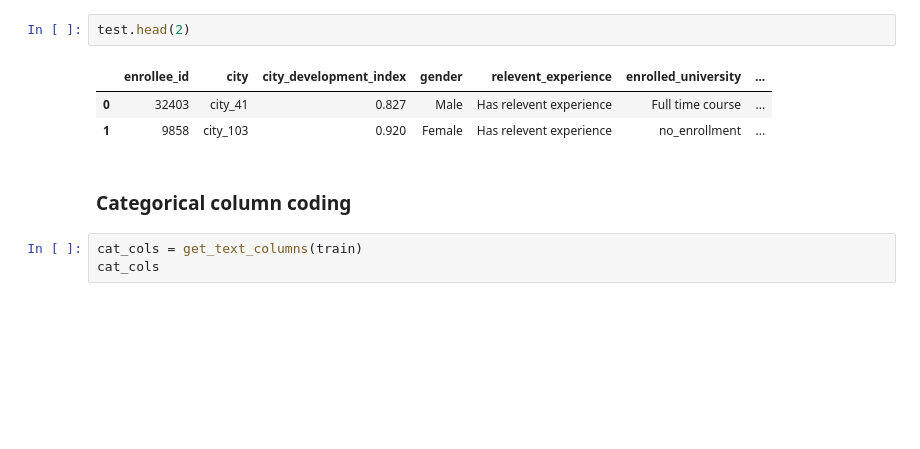
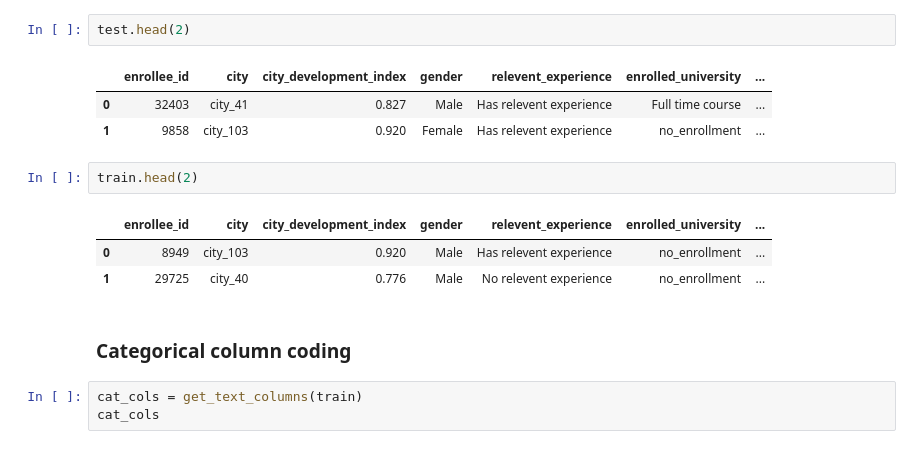
Before and after one commit to ronnymedina/ml-HR-Analytics-Job-Change, a Jupyter notebook: Final version.ipynb, the cells around one changed output. Cells and saved outputs as stored; diff of their text form; blank space fills up the shorter version.

```diff
--- a/Final version.ipynb
+++ b/Final version.ipynb
@@ -99,6 +174,12 @@ test.head(2)
 |  | enrollee_id | city | city_development_index | gender | relevent_experience | enrolled_university | ... |
 | 0 | 32403 | city_41 | 0.827 | Male | Has relevent experience | Full time course | ... |
 | 1 | 9858 | city_103 | 0.920 | Female | Has relevent experience | no_enrollment | ... |
+# %%
+train.head(2)
+# %% [output]
+|  | enrollee_id | city | city_development_index | gender | relevent_experience | enrolled_university | ... |
+| 0 | 8949 | city_103 | 0.920 | Male | Has relevent experience | no_enrollment | ... |
+| 1 | 29725 | city_40 | 0.776 | Male | No relevent experience | no_enrollment | ... |
 # %% [markdown]
 ### Categorical column coding
 # %%
```
Also changed, not shown: parts of 32 cells of this notebook, 2 other files.
